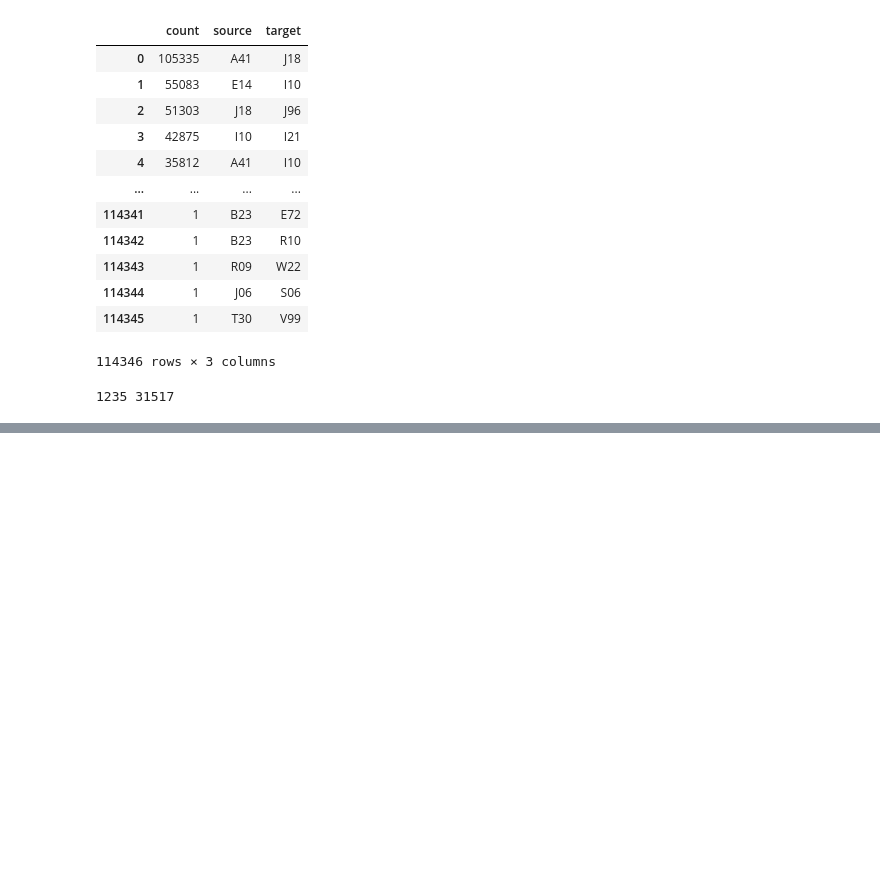
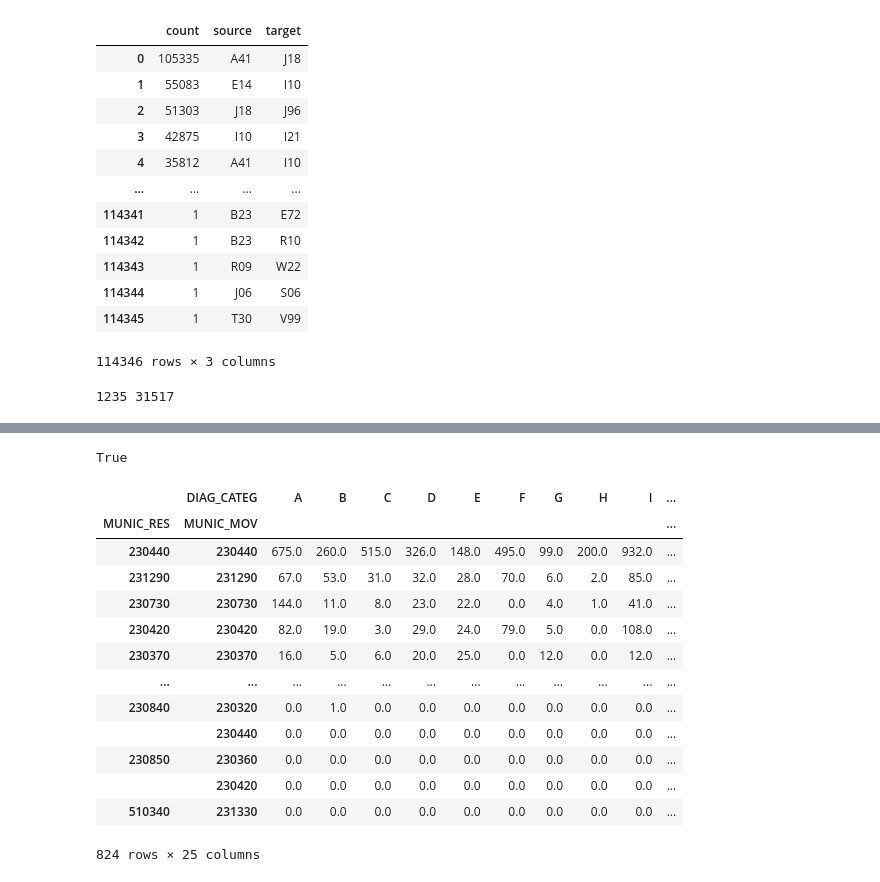
Before and after one commit to humbertocarmona/pyopensus, a Jupyter notebook: notebooks/preliminar.ipynb, the cells around one changed output, grey strips where cells are left out. Saved outputs shown, nothing was run; the diff lists cells and outputs as text; code cells hidden in the pictures; blank space fills up the shorter version.

```diff
--- a/notebooks/preliminar.ipynb
+++ b/notebooks/preliminar.ipynb
@@ -217,0 +192,31 @@ print(graph.number_of_nodes(), graph.number_of_edges())
+# %%
+engine = create_engine(f'sqlite:///'+str(basefolder.joinpath(dbname)))
+# %%
+# -- test
+
+def query_metadata(engine):
+    inspector = inspect(engine)
+    tables = inspector.get_table_names()
+    table_dict = { table_name : inspector.get_columns(table_name) for table_name in tables }
+    return table_dict
+
+
+def query_data(query_str, engine, batchsize=1000):
+
+    schema_data = {
+        'rows': [],
+        'columns': [],
+    }
+
+    with engine.connect() as conn:
+        qres = conn.execute(query_str)
+        schema_data['columns'] = list(qres.keys())
+
+        while True:
+            rows = qres.fetchmany(batchsize)
+            if not rows:
+                break
+            schema_data["rows"] += [ row for row in rows ]
+
+    res_df = pd.DataFrame(schema_data['rows'], columns=schema_data['columns'])
+    return res_df
@@ -217,0 +303,4 @@ print(graph.number_of_nodes(), graph.number_of_edges())
+# %%
+start_date, final_date = dt.datetime(2010,1,1), dt.datetime(2010,2,1)
+
+df = select_period_servicos(engine, start_date, final_date)
@@ -217,0 +342,3 @@ print(graph.number_of_nodes(), graph.number_of_edges())
+# %%
+edgelist = edgelist_for_citytocity(engine, start_date, final_date, diag_level=0)
+edgelist
@@ -217,0 +360,21 @@ print(graph.number_of_nodes(), graph.number_of_edges())
+# %%
+'' in edgelist.columns
+# %% [output]
+True
+# %%
+edgelist.sort_values(by="SOMA", ascending=False)
+# %% [output]
+|  | DIAG_CATEG | A | B | C | D | E | F | G | H | I | ... |
+| MUNIC_RES | MUNIC_MOV |  |  |  |  |  |  |  |  |  | ... |
+| 230440 | 230440 | 675.0 | 260.0 | 515.0 | 326.0 | 148.0 | 495.0 | 99.0 | 200.0 | 932.0 | ... |
+| 231290 | 231290 | 67.0 | 53.0 | 31.0 | 32.0 | 28.0 | 70.0 | 6.0 | 2.0 | 85.0 | ... |
+| 230730 | 230730 | 144.0 | 11.0 | 8.0 | 23.0 | 22.0 | 0.0 | 4.0 | 1.0 | 41.0 | ... |
+| 230420 | 230420 | 82.0 | 19.0 | 3.0 | 29.0 | 24.0 | 79.0 | 5.0 | 0.0 | 108.0 | ... |
+| 230370 | 230370 | 16.0 | 5.0 | 6.0 | 20.0 | 25.0 | 0.0 | 12.0 | 0.0 | 12.0 | ... |
+| ... | ... | ... | ... | ... | ... | ... | ... | ... | ... | ... | ... |
+| 230840 | 230320 | 0.0 | 1.0 | 0.0 | 0.0 | 0.0 | 0.0 | 0.0 | 0.0 | 0.0 | ... |
+|  | 230440 | 0.0 | 0.0 | 0.0 | 0.0 | 0.0 | 0.0 | 0.0 | 0.0 | 0.0 | ... |
+| 230850 | 230360 | 0.0 | 0.0 | 0.0 | 0.0 | 0.0 | 0.0 | 0.0 | 0.0 | 0.0 | ... |
+|  | 230420 | 0.0 | 0.0 | 0.0 | 0.0 | 0.0 | 0.0 | 0.0 | 0.0 | 0.0 | ... |
+| 510340 | 231330 | 0.0 | 0.0 | 0.0 | 0.0 | 0.0 | 0.0 | 0.0 | 0.0 | 0.0 | ... |
+824 rows × 25 columns
```
Also changed, not shown: parts of 16 cells of this notebook, 4 other files.
